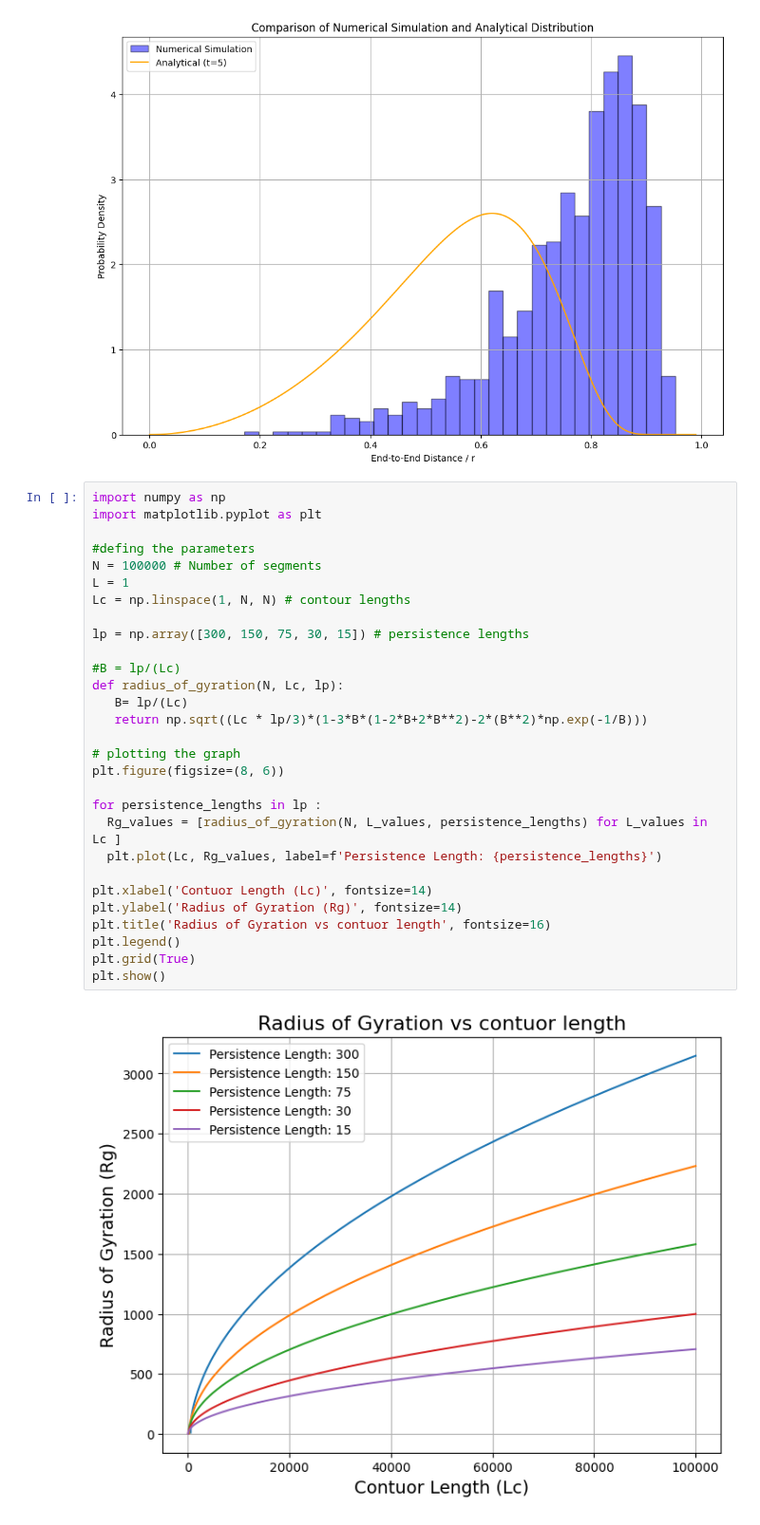
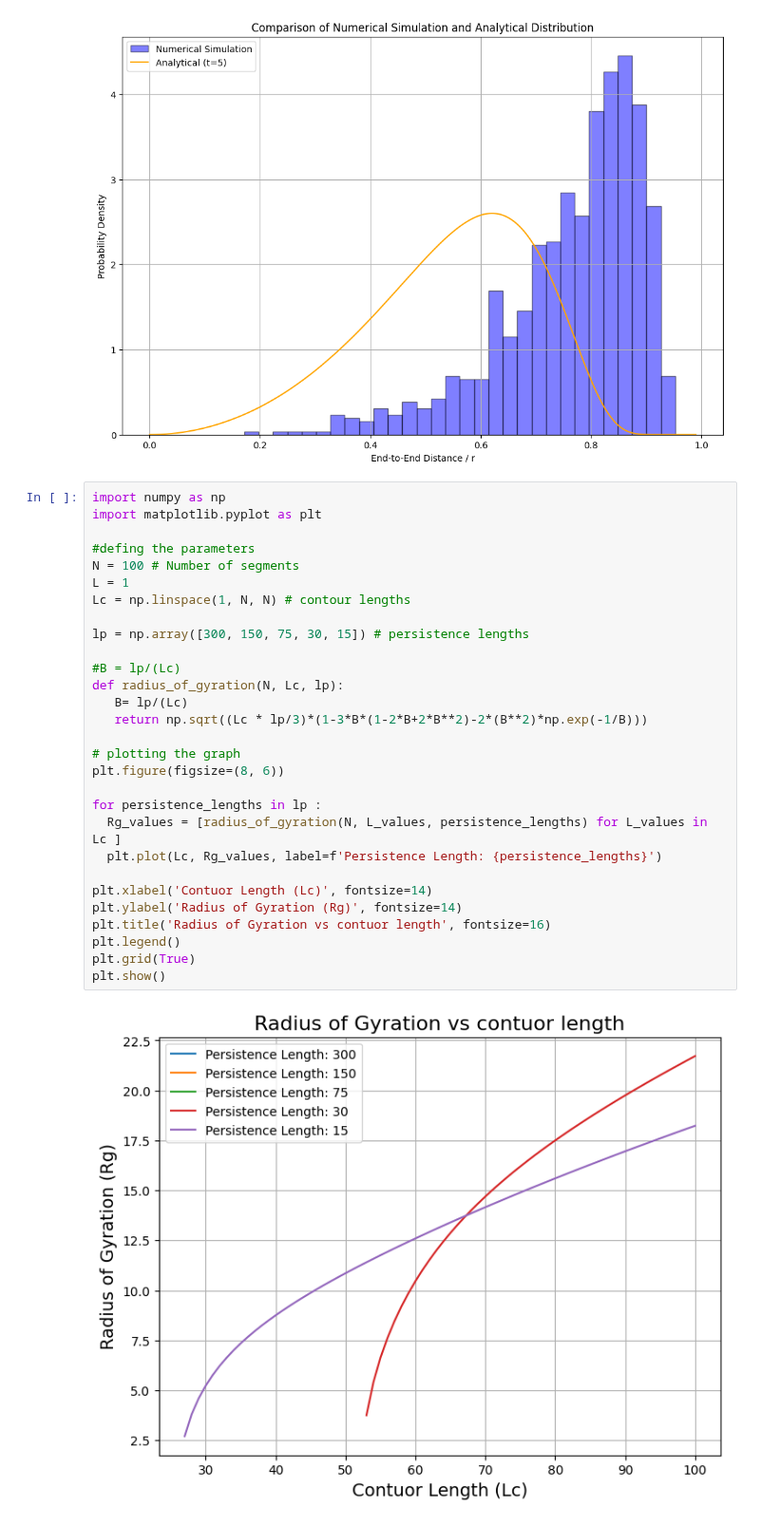
Before and after one commit to B-hub-hue/Python.exam_polymer, a Jupyter notebook: Python_exam_py.ipynb, the cells around one changed output. Shown at 95% size. Drawn from its saved outputs; the diff is of its cells as text.

```diff
--- a/Python_exam_py.ipynb
+++ b/Python_exam_py.ipynb
@@ -197,31 +197,31 @@ plt.show()
 # %%
 import numpy as np
 import matplotlib.pyplot as plt
 
 #defing the parameters
-N = 100000 # Number of segments
+N = 100 # Number of segments
 L = 1
 Lc = np.linspace(1, N, N) # contour lengths
 
 lp = np.array([300, 150, 75, 30, 15]) # persistence lengths
 
 #B = lp/(Lc)
 def radius_of_gyration(N, Lc, lp):
    B= lp/(Lc)
    return np.sqrt((Lc * lp/3)*(1-3*B*(1-2*B+2*B**2)-2*(B**2)*np.exp(-1/B)))
 
 # plotting the graph
 plt.figure(figsize=(8, 6))
 
 for persistence_lengths in lp :
   Rg_values = [radius_of_gyration(N, L_values, persistence_lengths) for L_values in Lc ]
   plt.plot(Lc, Rg_values, label=f'Persistence Length: {persistence_lengths}')
 
 plt.xlabel('Contuor Length (Lc)', fontsize=14)
 plt.ylabel('Radius of Gyration (Rg)', fontsize=14)
 plt.title('Radius of Gyration vs contuor length', fontsize=16)
 plt.legend()
 plt.grid(True)
 plt.show()
 # %% [output]
-[figure, old version]
+[figure, new version]
```
